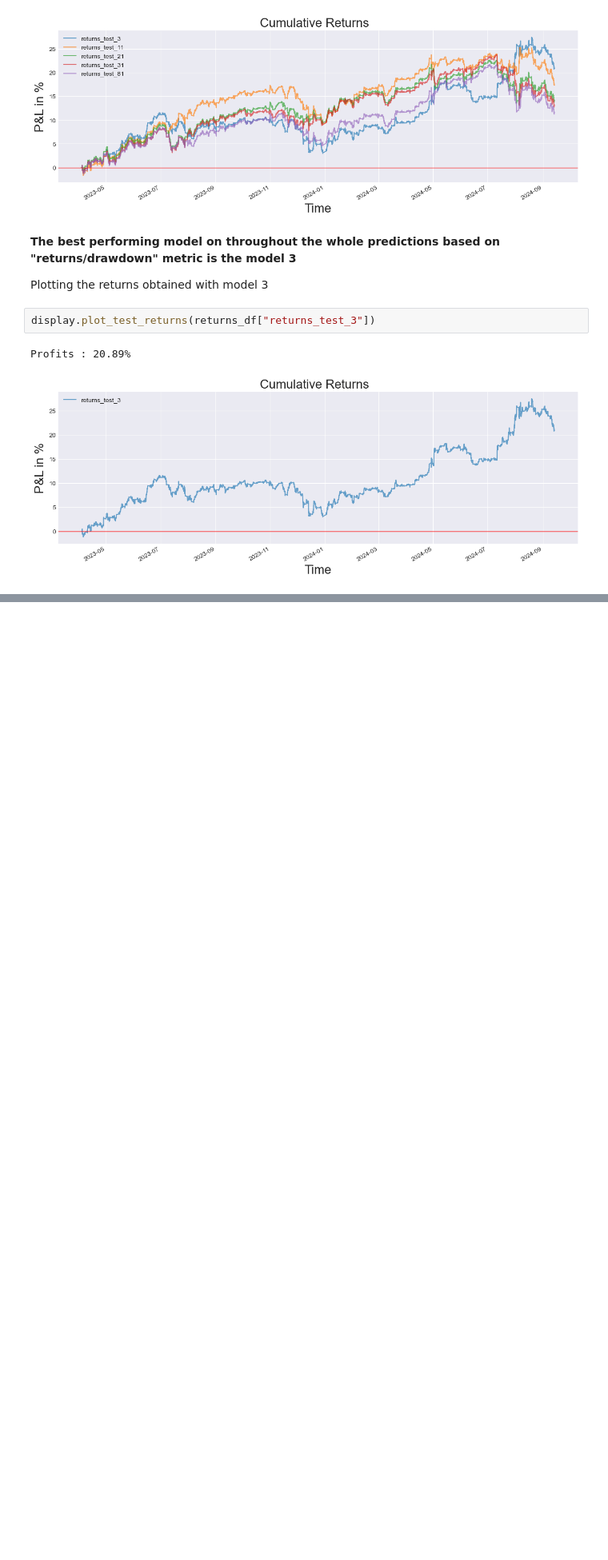
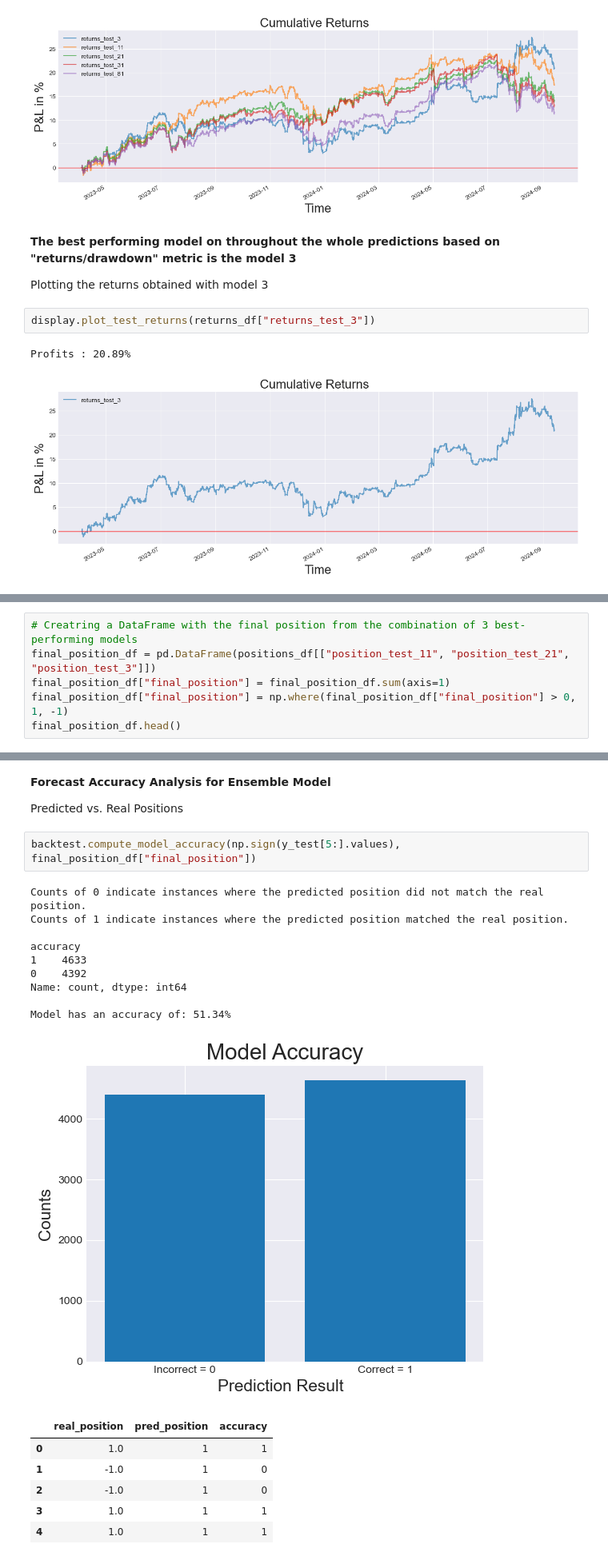
Before and after one commit to YarosInter/Time-Series-LSTM-Neural-Network, a Jupyter notebook: Classifier_LSTM_Neural_Network.ipynb, the cells around one changed output, grey strips where cells are left out. Shown at 80% size. Drawn from its saved outputs; the diff is of its cells as text; blank space fills up the shorter version.

```diff
--- a/Classifier_LSTM_Neural_Network.ipynb
+++ b/Classifier_LSTM_Neural_Network.ipynb
@@ -1010,0 +1019,6 @@ Profits : 20.89%
+# %%
+# Creatring a DataFrame with the final position from the combination of 3 best-performing models
+final_position_df = pd.DataFrame(positions_df[["position_test_11", "position_test_21", "position_test_3"]])
+final_position_df["final_position"] = final_position_df.sum(axis=1)
+final_position_df["final_position"] = np.where(final_position_df["final_position"] > 0, 1, -1)
+final_position_df.head()
@@ -1010,0 +1032,23 @@ Profits : 20.89%
+# %% [markdown]
+**Forecast Accuracy Analysis for Ensemble Model**
+
+Predicted vs. Real Positions
+# %%
+backtest.compute_model_accuracy(np.sign(y_test[5:].values), final_position_df["final_position"])
+# %% [output]
+Counts of 0 indicate instances where the predicted position did not match the real position.
+Counts of 1 indicate instances where the predicted position matched the real position.
+
+accuracy
+1    4633
+0    4392
+Name: count, dtype: int64
+
+Model has an accuracy of: 51.34%
+[figure, added]
+|  | real_position | pred_position | accuracy |
+| 0 | 1.0 | 1 | 1 |
+| 1 | -1.0 | 1 | 0 |
+| 2 | -1.0 | 1 | 0 |
+| 3 | 1.0 | 1 | 1 |
+| 4 | 1.0 | 1 | 1 |
```
Also changed, not shown: parts of 14 cells of this notebook.
